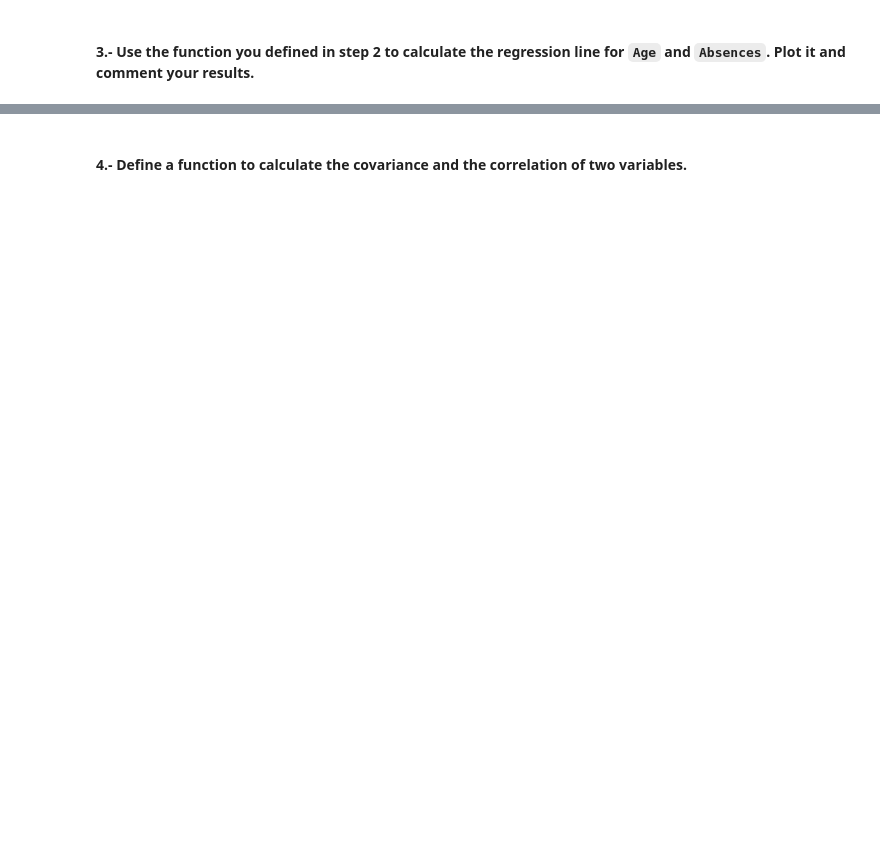
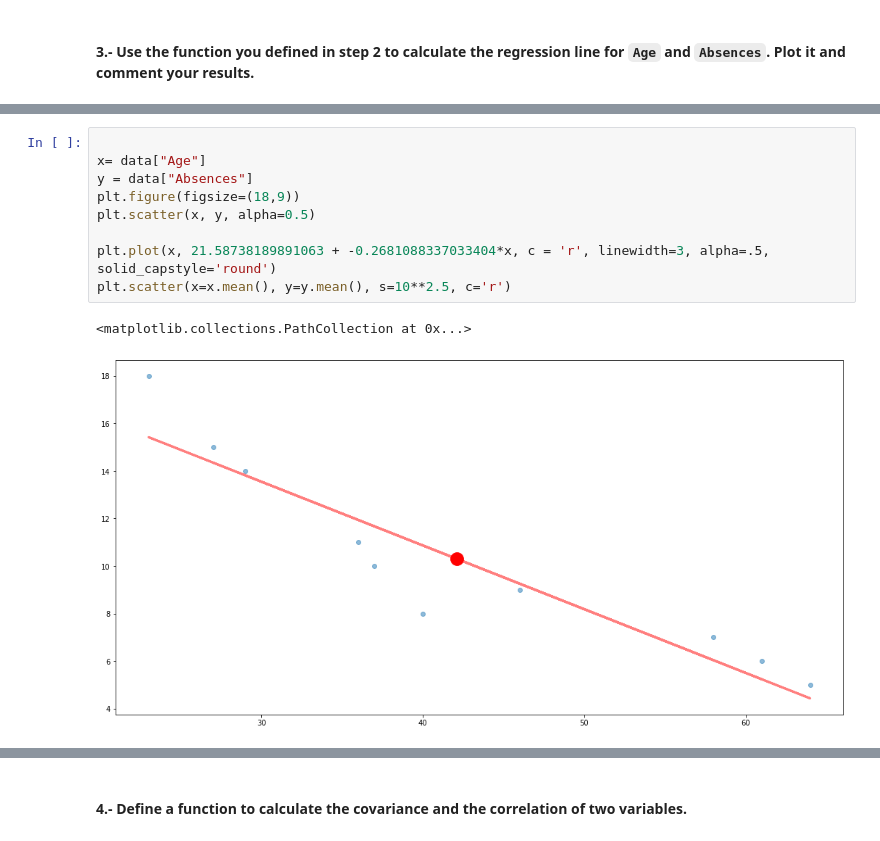
Before and after one commit to ta-data-remote/lab-linear-regression-correlation, a Jupyter notebook: your-code/mainlinear.ipynb, the cells around one changed output, grey strips where cells are left out. Cells and saved outputs as stored; diff of their text form; blank space fills up the shorter version.

```diff
--- a/your-code/main.ipynb
+++ b/your-code/mainlinear.ipynb
@@ -47,0 +72,12 @@ Intercept: 21.58738189891063
+# %%
+
+x= data["Age"]
+y = data["Absences"]
+plt.figure(figsize=(18,9))
+plt.scatter(x, y, alpha=0.5)
+
+plt.plot(x, 21.58738189891063 + -0.2681088337033404*x, c = 'r', linewidth=3, alpha=.5, solid_capstyle='round')
+plt.scatter(x=x.mean(), y=y.mean(), s=10**2.5, c='r')
+# %% [output]
+<matplotlib.collections.PathCollection at 0x...>
+[figure, added]
```
Also changed, not shown: parts of 28 cells of this notebook.
